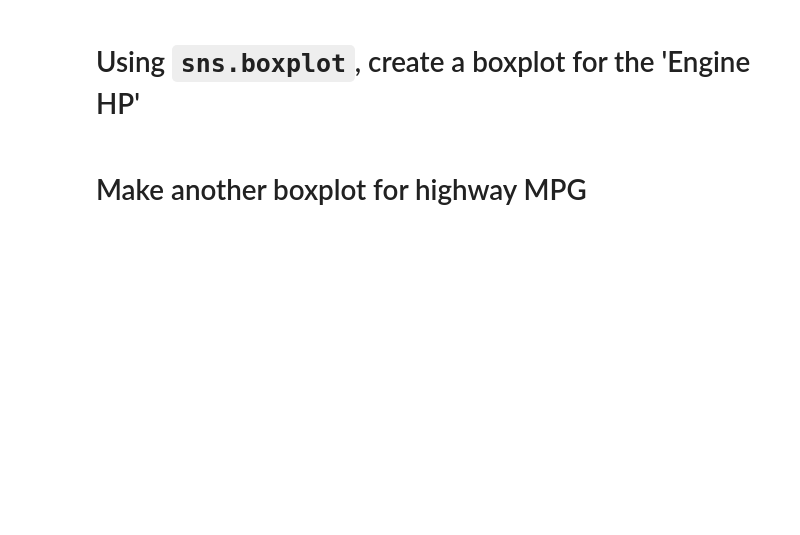
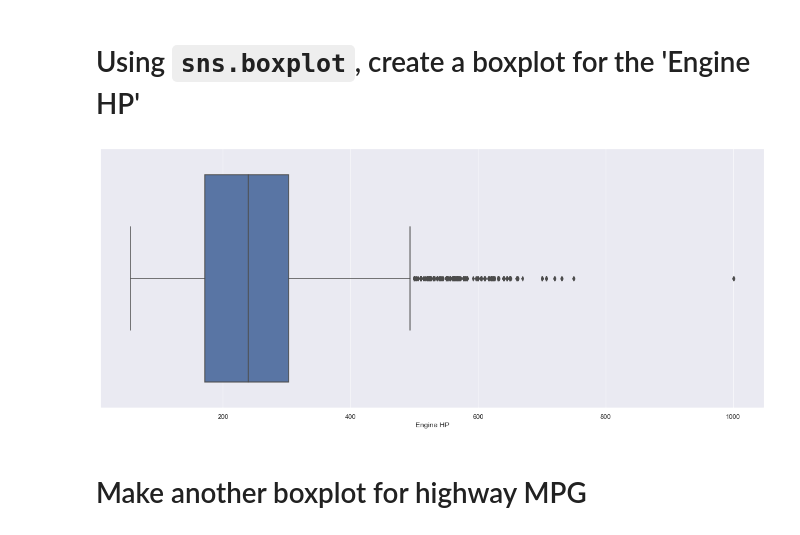
Before and after one commit to ytz825/2021-fall-data-science, a Jupyter notebook: Week-02-EDA/Exercise-EDA.ipynb, the cells around one changed output. Saved outputs shown, nothing was run; the diff lists cells and outputs as text; code cells hidden in the pictures; blank space fills up the shorter version.

```diff
--- a/Week-02-EDA/Exercise-EDA.ipynb
+++ b/Week-02-EDA/Exercise-EDA.ipynb
@@ -208,6 +214,11 @@ hist_plot.set(xlim=(0,100000))
 # Using `sns.boxplot`, create a boxplot for the 'Engine HP'
 # %%
 # create a boxplot for the 'Engine HP'
+
+sns.boxplot(data = df, x='Engine HP')
+plt.show()
+# %% [output]
+[figure, added]
 # %% [markdown]
 # Make another boxplot for highway MPG
 # %%
```
Also changed, not shown: parts of 15 cells of this notebook.
